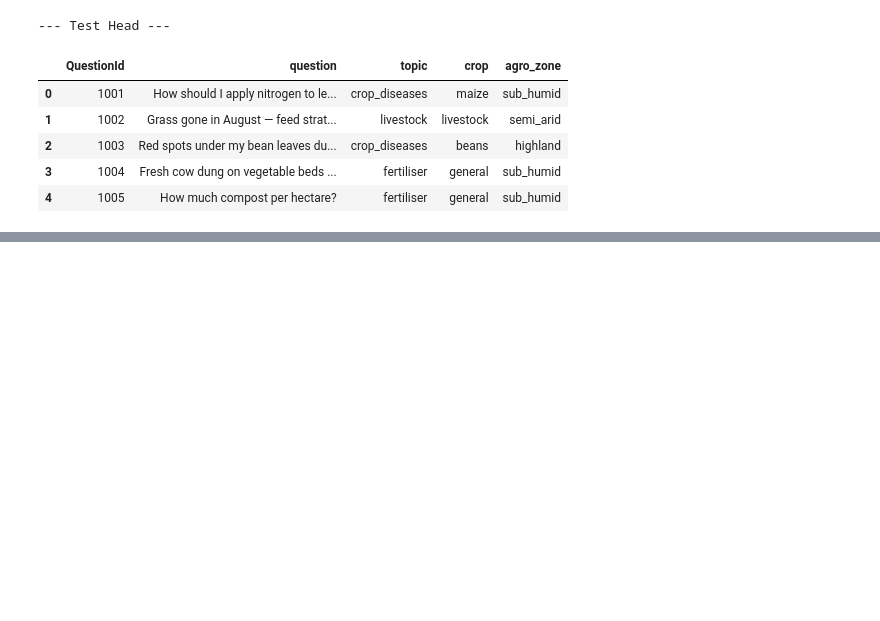
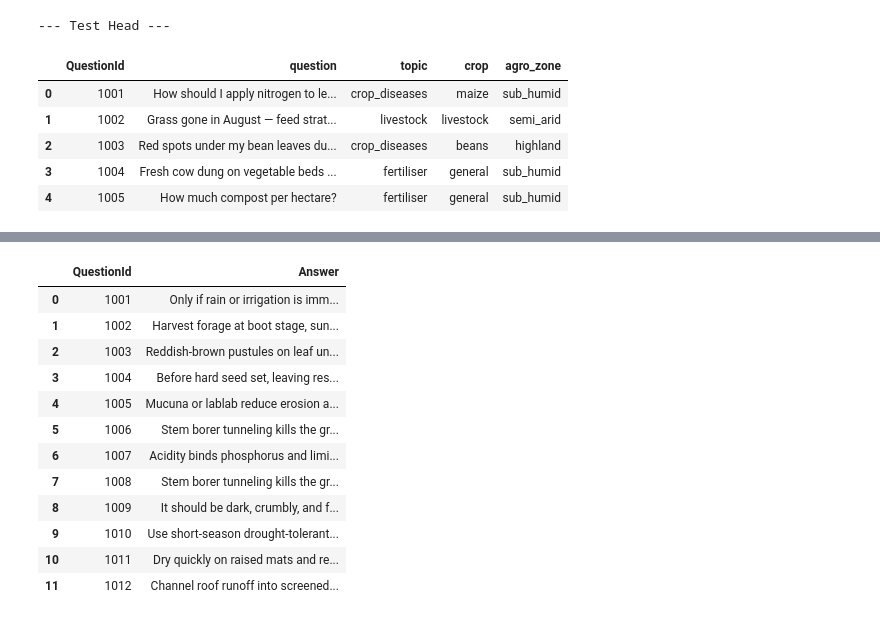
Before and after one commit to Zerothvic/Predictive-SLM---Agriculture-Climate-SLM-Challenge-by-TRI-AI, a Jupyter notebook: Agro-Climate-SLM-Challenge-TRI-AI.ipynb, the cells around one changed output, grey strips where cells are left out. Drawn from its saved outputs; the diff is of its cells as text; code cells hidden in the pictures; blank space fills up the shorter version.

```diff
--- a/Agro-Climate-SLM-Challenge-TRI-AI.ipynb
+++ b/Agro-Climate-SLM-Challenge-TRI-AI.ipynb
@@ -170,0 +95,86 @@ Exported refined subset-matched submission!
+# %%
+import numpy as np
+import pandas as pd
+import re
+from sentence_transformers import SentenceTransformer
+from sklearn.metrics.pairwise import cosine_similarity
+
+# 1. Load lightweight, high-performance dense embedding model
+embedder = SentenceTransformer('all-MiniLM-L6-v2')
+
+def clean_text(text):
+    if not isinstance(text, str):
+        return ""
+    return re.sub(r'\s+', ' ', text).strip()
+
+# 2. Prepare rich question representations
+train_clean = train_df.copy()
+train_clean['clean_q'] = train_clean['question'].apply(clean_text)
+train_clean['clean_a'] = train_clean['reference_answer'].apply(clean_text)
+
+# Build search context combining metadata
+def format_entry(row):
+    crop = str(row.get('crop', '')).strip()
+    zone = str(row.get('agro_zone', '')).strip()
+    topic = str(row.get('topic', '')).strip()
+    q = clean_text(row['question'])
+    return f"{crop} {zone} {topic} {q}".strip()
+
+train_texts = [format_entry(row) for _, row in train_clean.iterrows()]
+test_texts = [format_entry(row) for _, row in test_df.iterrows()]
+
+# 3. Compute Dense Semantic Embeddings
+train_embeddings = embedder.encode(train_texts, convert_to_numpy=True, normalize_embeddings=True)
+test_embeddings = embedder.encode(test_texts, convert_to_numpy=True, normalize_embeddings=True)
+
+# 4. Dense Cosine Similarity
+similarity_matrix = cosine_similarity(test_embeddings, train_embeddings)
+
+# 5. Extract Best Matching Span / Sentence to minimize Levenshtein penalty
+final_answers = []
+
+for i in range(len(test_df)):
+    test_row = test_df.iloc[i]
+    t_crop = str(test_row.get('crop', '')).strip().lower()
+    t_zone = str(test_row.get('agro_zone', '')).strip().lower()
+
+    sim_scores = similarity_matrix[i].copy()
+
+    # Apply soft domain bonus for matching crop and zone
+    for j in range(len(train_clean)):
+        train_row = train_clean.iloc[j]
+        if t_crop and str(train_row.get('crop', '')).strip().lower() == t_crop:
+            sim_scores[j] += 0.15
+        if t_zone and str(train_row.get('agro_zone', '')).strip().lower() == t_zone:
+            sim_scores[j] += 0.10
+
+    best_idx = sim_scores.argmax()
+    full_answer = train_clean.iloc[best_idx]['clean_a']
+
+    # Split into individual sentences
+    sentences = [s.strip() for s in re.split(r'(?<=[.!?])\s+', full_answer) if len(s.strip()) > 5]
+
+    if len(sentences) > 1:
+        # Score each candidate sentence against the test question
+        sent_embeddings = embedder.encode(sentences, convert_to_numpy=True, normalize_embeddings=True)
+        q_embedding = test_embeddings[i:i+1]
+        sent_sims = cosine_similarity(q_embedding, sent_embeddings).flatten()
+        best_sent = sentences[sent_sims.argmax()]
+
+        # If the best sentence captures the core directive, use it
+        final_answer = best_sent if len(best_sent) >= 20 else full_answer
+    else:
+        final_answer = full_answer
+
+    final_answers.append(final_answer)
+
+test_df['Answer'] = final_answers
+
+# 6. Format and save
+submission = test_df[['QuestionId', 'Answer']].copy()
+submission['Answer'] = submission['Answer'].fillna("No answer provided.")
+submission.to_csv("/kaggle/working/submission.csv", index=False)
+
+print("Dense Semantic Retrieval with Sentence Trimming complete!")
+display(submission.head(12))
+# %% [output]
@@ -171,3 +189,16 @@ Exported refined subset-matched submission!
+|  | QuestionId | Answer |
+| 0 | 1001 | Only if rain or irrigation is imm... |
+| 1 | 1002 | Harvest forage at boot stage, sun... |
+| 2 | 1003 | Reddish-brown pustules on leaf un... |
+| 3 | 1004 | Before hard seed set, leaving res... |
+| 4 | 1005 | Mucuna or lablab reduce erosion a... |
+| 5 | 1006 | Stem borer tunneling kills the gr... |
+| 6 | 1007 | Acidity binds phosphorus and limi... |
+| 7 | 1008 | Stem borer tunneling kills the gr... |
+| 8 | 1009 | It should be dark, crumbly, and f... |
+| 9 | 1010 | Use short-season drought-tolerant... |
+| 10 | 1011 | Dry quickly on raised mats and re... |
+| 11 | 1012 | Channel roof runoff into screened... |
 # %%
 # Format submission
 submission = test_df[['QuestionId', 'Answer']].copy()
```
Also changed, not shown: parts of 5 cells of this notebook.
